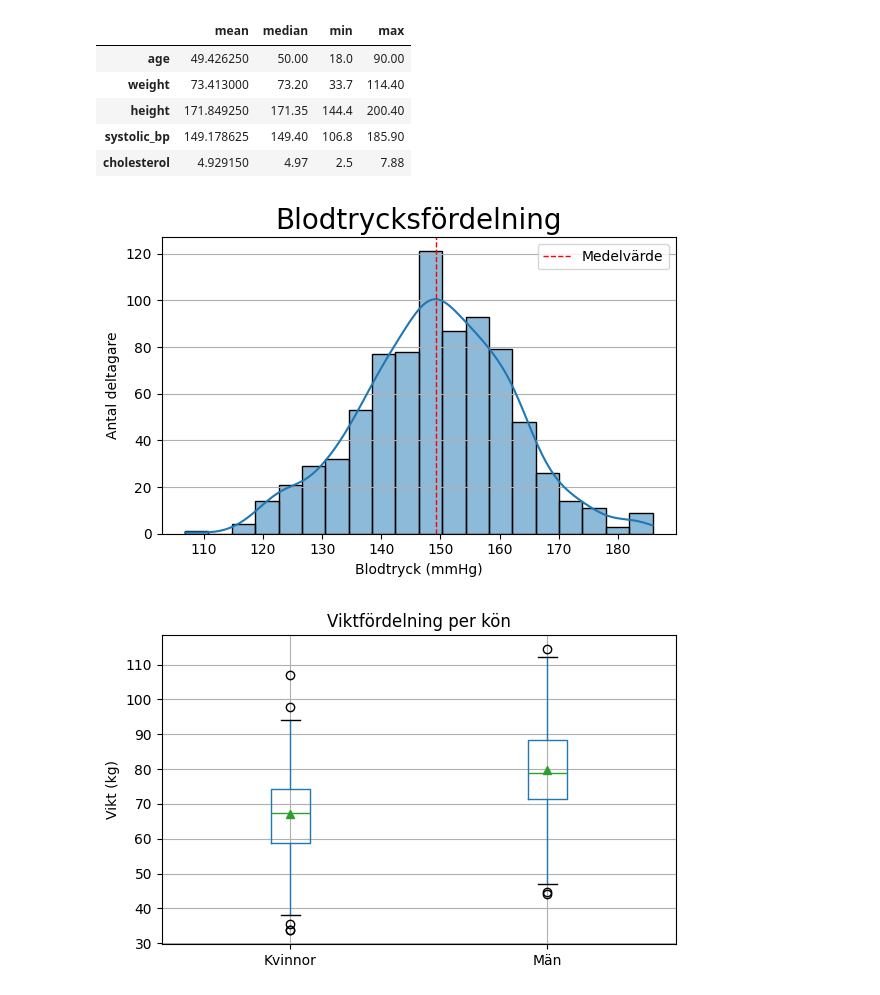
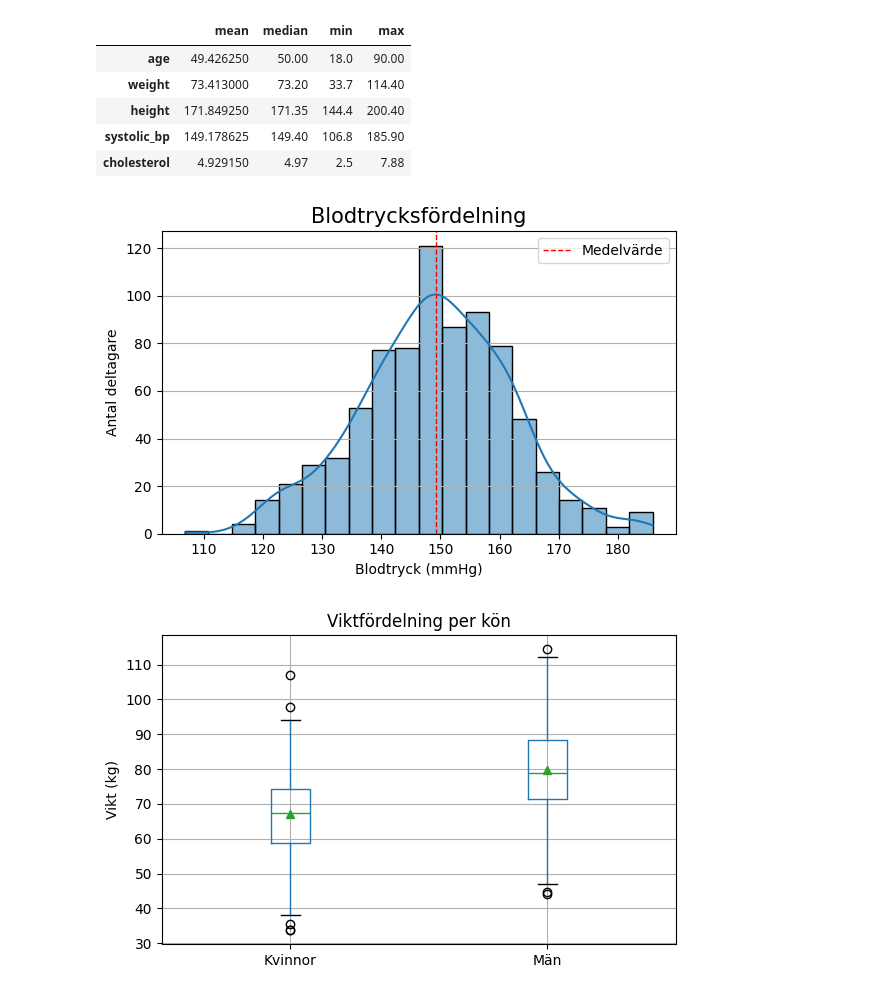
Before and after one commit to MagdalenaPersson/health-study, a Jupyter notebook: report.ipynb, the cells around one changed output. Saved outputs shown, nothing was run; the diff lists cells and outputs as text; code cells hidden in the pictures.

```diff
--- a/report.ipynb
+++ b/report.ipynb
@@ -67,19 +63,18 @@ Medel, median, min och max för utvalda kategorier:
 | systolic_bp | 149.178625 | 149.40 | 106.8 | 185.90 |
 | cholesterol | 4.929150 | 4.97 | 2.5 | 7.88 |
 # %%
-import seaborn as sns
-
 fig, ax = plt.subplots(figsize=(6, 4))
-sns.histplot(df["systolic_bp"], bins=20, edgecolor="black", ax=ax, kde=True)
-ax.axvline((df["systolic_bp"]).mean(), color="red", linestyle="--", linewidth="1", label="Medelvärde")
-ax.set_title("Blodtrycksfördelning", fontsize=20)
-ax.set_xlabel("Blodtryck (mmHg)")
-ax.set_ylabel("Antal deltagare")
-ax.legend()
-plt.grid(True, axis="y")
-plt.tight_layout()
+V.hist_mean(
+    ax,
+    df["systolic_bp"],
+    bins=20,
+    title="Blodtrycksfördelning",
+    xlabel="Blodtryck (mmHg)",
+    ylabel="Antal deltagare",
+    kde=True,
+    grid=True)
 plt.show()
 # %% [output]
-[figure, old version]
+[figure, new version]
 # %%
 fig, ax = plt.subplots(figsize=(6, 4))
```
Also changed, not shown: parts of 4 cells of this notebook, 3 other files.
